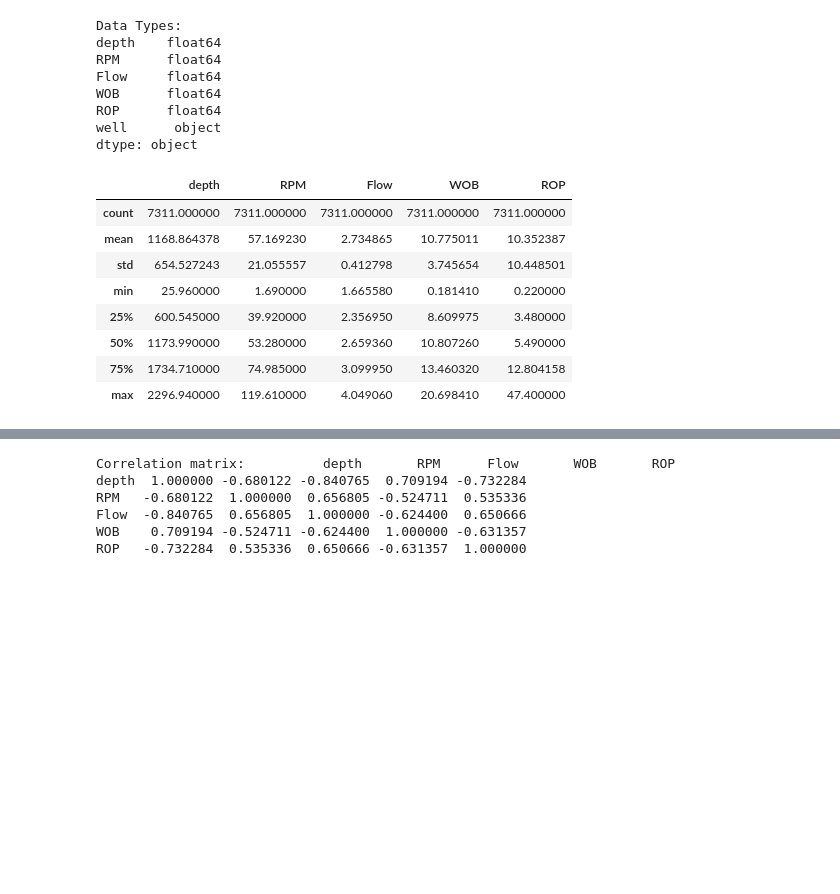
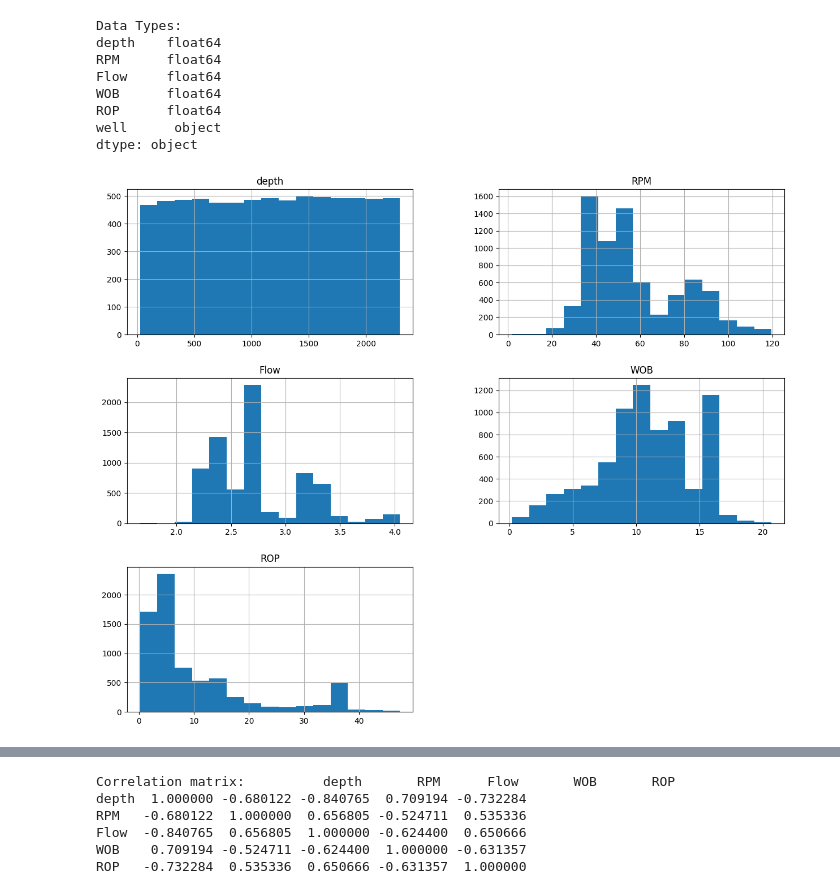
Before and after one commit to dulhara79/DULHARA_KAUSHALYA_ROP_PREDICTION, a Jupyter notebook: ROP_predict_model.ipynb, the cells around one changed output, grey strips where cells are left out. Cells and saved outputs as stored; diff of their text form; code cells hidden in the pictures; blank space fills up the shorter version.

```diff
--- a/ROP_predict_model.ipynb
+++ b/ROP_predict_model.ipynb
@@ -69,15 +69,9 @@ WOB      float64
 ROP      float64
 well      object
 dtype: object
-# %%
-df.describe()
-# %% [output]
-|  | depth | RPM | Flow | WOB | ROP |
-| count | 7311.000000 | 7311.000000 | 7311.000000 | 7311.000000 | 7311.000000 |
-| mean | 1168.864378 | 57.169230 | 2.734865 | 10.775011 | 10.352387 |
-| std | 654.527243 | 21.055557 | 0.412798 | 3.745654 | 10.448501 |
-| min | 25.960000 | 1.690000 | 1.665580 | 0.181410 | 0.220000 |
-| 25% | 600.545000 | 39.920000 | 2.356950 | 8.609975 | 3.480000 |
-| 50% | 1173.990000 | 53.280000 | 2.659360 | 10.807260 | 5.490000 |
-| 75% | 1734.710000 | 74.985000 | 3.099950 | 13.460320 | 12.804158 |
-| max | 2296.940000 | 119.610000 | 4.049060 | 20.698410 | 47.400000 |
+# %%
+df.hist(figsize=(15, 12), bins=15)
+plt.title("Features Distribution")
+plt.show()
+# %% [output]
+[figure, added]
```
Also changed, not shown: parts of 2 cells of this notebook.
